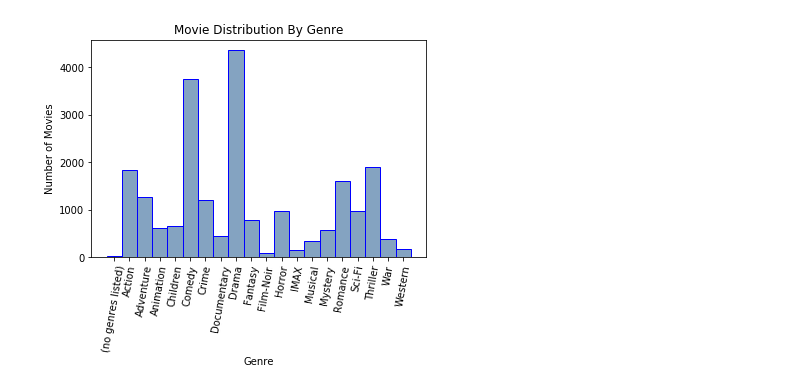
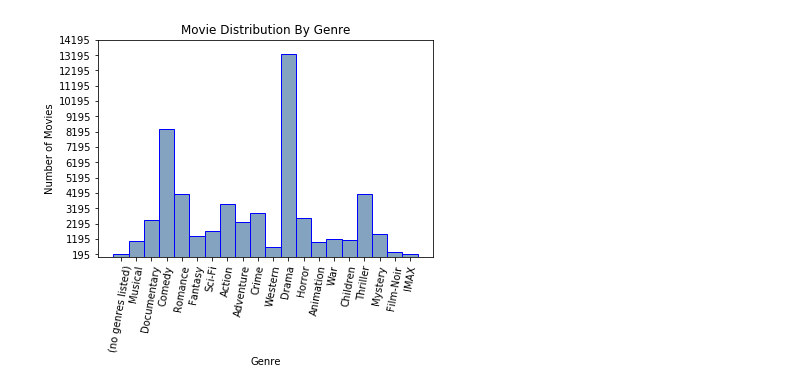
Before and after one commit to maliakber/algorithm-data-model-csc-501, a Jupyter notebook: source/csc-501-assignment-1-jupnote.ipynb, the cells around one changed output. Drawn from its saved outputs; the diff is of its cells as text; code cells hidden in the pictures.

```diff
--- a/source/csc-501-assignment-1-jupnote.ipynb
+++ b/source/csc-501-assignment-1-jupnote.ipynb
@@ -52,0 +82,3 @@ rating_by_year()
+# %%
+movies['year'] = movies['title'].str.extract('\\(([0-9]+)\\)$', expand = False)
+movies
@@ -52,0 +107,3 @@ rating_by_year()
+# %%
+movies = movies.dropna()
+movies.isnull().any()
@@ -52,0 +116,5 @@ rating_by_year()
+# %%
+movies.loc[:, 'year'] = movies.loc[:, 'year'].astype(int)
+# %%
+movies = movies.sort_values(by = 'year')
+movies
@@ -53,17 +150,21 @@ rating_by_year()
 # %%
-def genre_distribution():
-    movie_genre = pd.read_csv('movieGenre.csv')
-    data = sqldf("select genre, count(*) as total from movie_genre group by genre order by genre")
-    df = pd.DataFrame(data)
-    genre = df['genre'].tolist()
-    total = df['total'].tolist()
-    plt.bar(genre, total, width=1.0, facecolor=(0.2, 0.4, 0.6, 0.6), edgecolor='blue')
+def movies_per_genre():
+    moviesGenreCount = dict()
+    for val in movies['genres'].values:
+        for genre in val.strip().split('|'):
+            if genre in moviesGenreCount:
+                moviesGenreCount[genre] += 1
+            else:
+                moviesGenreCount[genre] = 1
+    x, y = moviesGenreCount.keys(), moviesGenreCount.values()  # unpack a list of pairs into two tuples
+    plt.bar(x, y, width=1.0, facecolor=(0.2, 0.4, 0.6, 0.6), edgecolor='blue')
     plt.xticks(rotation=80)
+    plt.yticks(np.arange(min(y), max(y) + 1000, 1000))
     plt.ylabel("Number of Movies")
     plt.xlabel("Genre")
     plt.title("Movie Distribution By Genre")
     plt.show()
 
-genre_distribution()
+movies_per_genre()
 # %% [output]
-[figure, old version]
+[figure, new version]
```
Also changed, not shown: parts of 23 cells of this notebook, 1 other file.
